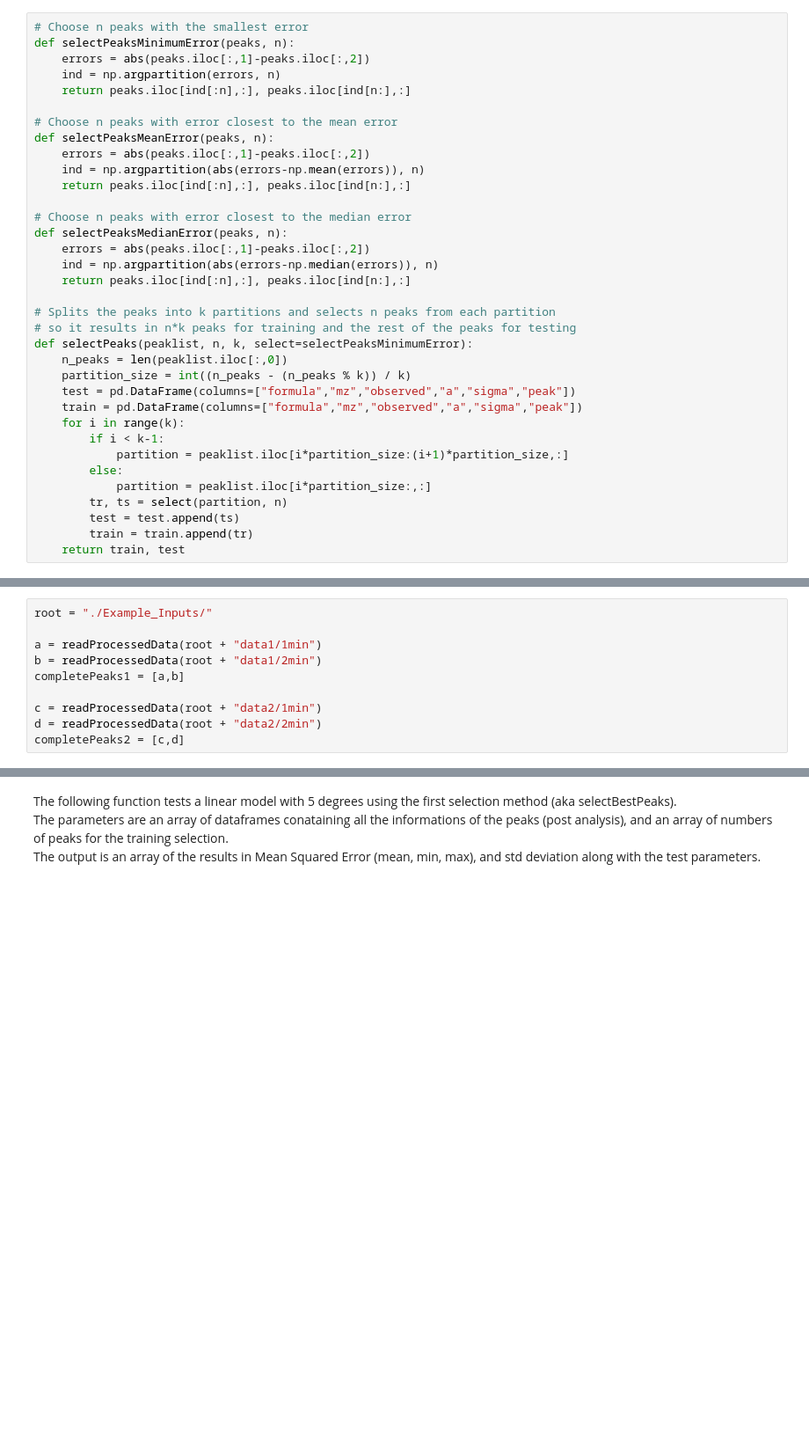
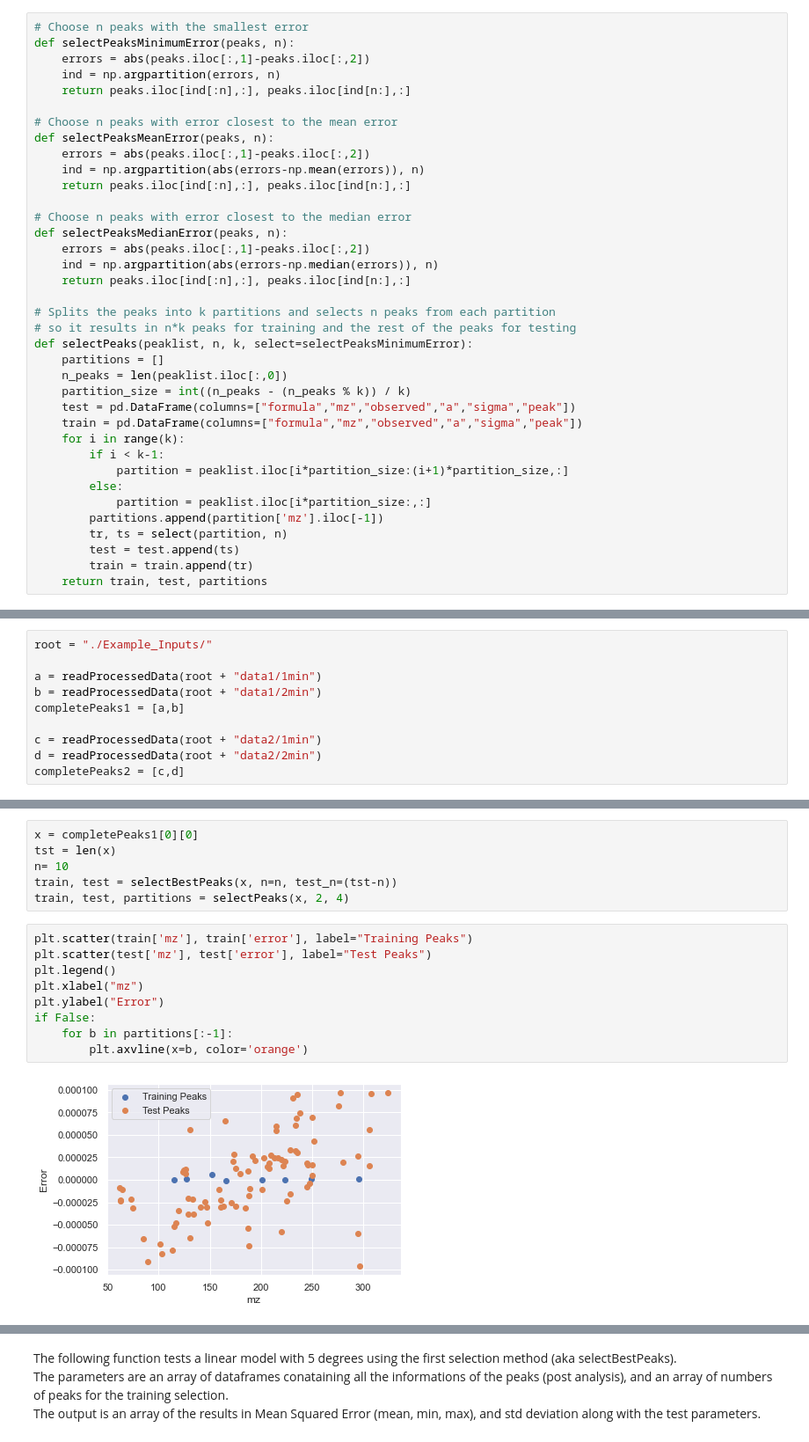
Before and after one commit to jokinen77/DataScienceProject1-Orbitrap, a Jupyter notebook: Comparison File.ipynb, the cells around one changed output, grey strips where cells are left out. Shown: that part at 88% size. Drawn from its saved outputs; the diff is of its cells as text; blank space fills up the shorter version.

Commit message:
Selection methods graps for presentation

```diff
--- a/Comparison File.ipynb
+++ b/Comparison File.ipynb
@@ -418,6 +418,7 @@ def selectPeaksMedianError(peaks, n):
 # Splits the peaks into k partitions and selects n peaks from each partition
 # so it results in n*k peaks for training and the rest of the peaks for testing
 def selectPeaks(peaklist, n, k, select=selectPeaksMinimumError):
+    partitions = []
     n_peaks = len(peaklist.iloc[:,0])
     partition_size = int((n_peaks - (n_peaks % k)) / k)
     test = pd.DataFrame(columns=["formula","mz","observed","a","sigma","peak"])
@@ -427,10 +428,11 @@ def selectPeaks(peaklist, n, k, select=selectPeaksMinimumError):
             partition = peaklist.iloc[i*partition_size:(i+1)*partition_size,:]
         else:
             partition = peaklist.iloc[i*partition_size:,:]
+        partitions.append(partition['mz'].iloc[-1])
         tr, ts = select(partition, n)
         test = test.append(ts)
         train = train.append(tr)
-    return train, test
+    return train, test, partitions
 # %%
 def combineObservations(peaklists):
     peaklist = peaklists[0][["formula", "mz", "observed"]].set_index("formula")
@@ -479,0 +484,17 @@ completePeaks2 = [c,d]
+# %%
+x = completePeaks1[0][0]
+tst = len(x)
+n= 10
+train, test = selectBestPeaks(x, n=n, test_n=(tst-n))
+train, test, partitions = selectPeaks(x, 2, 4)
+# %%
+plt.scatter(train['mz'], train['error'], label="Training Peaks")
+plt.scatter(test['mz'], test['error'], label="Test Peaks")
+plt.legend()
+plt.xlabel("mz")
+plt.ylabel("Error")
+if False:
+    for b in partitions[:-1]:
+        plt.axvline(x=b, color='orange')
+# %% [output]
+[figure, added]
```
Also changed, not shown: parts of 7 cells of this notebook.
